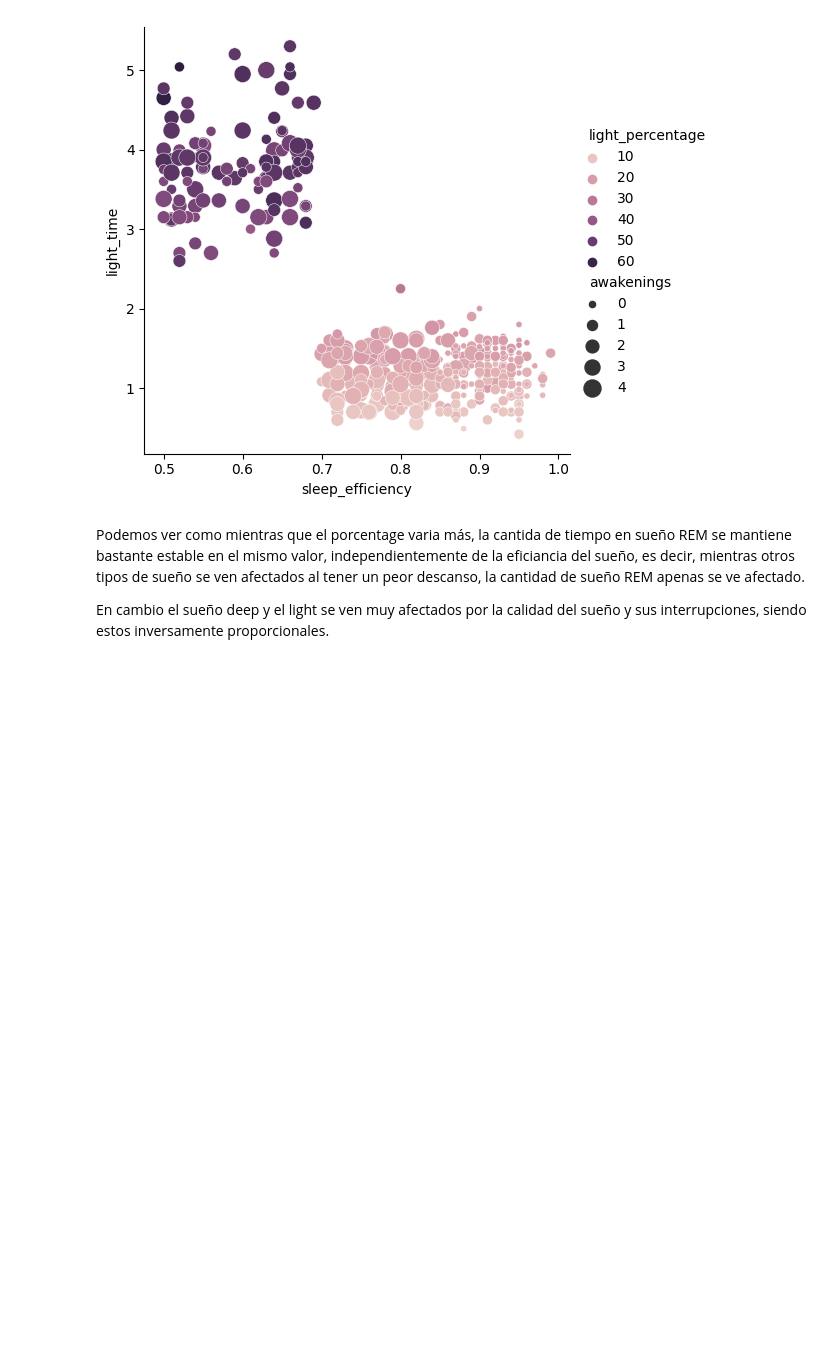
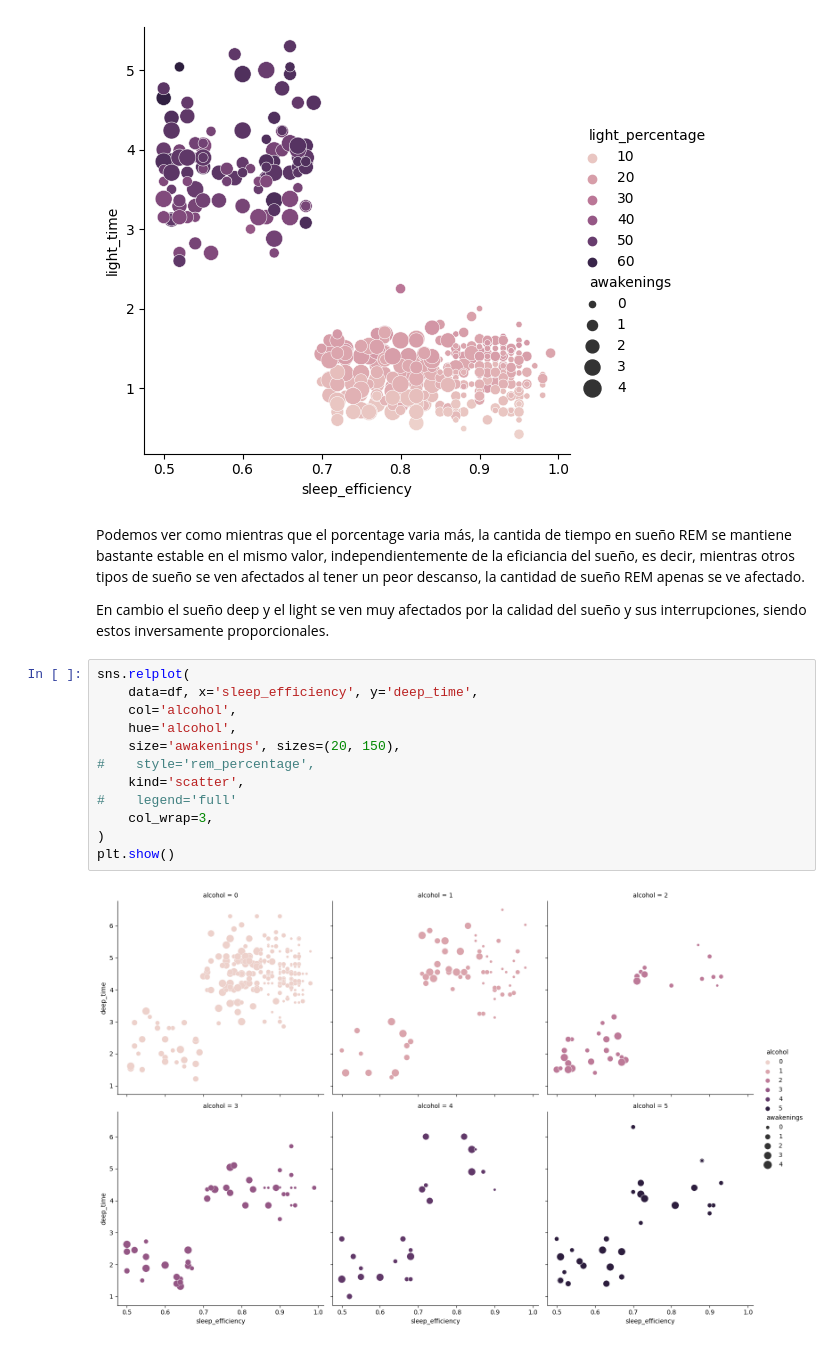
Before and after one commit to jfnevado/Sleep-study, a Jupyter notebook: main.ipynb, the cells around one changed output. Drawn from its saved outputs; the diff is of its cells as text; blank space fills up the shorter version.

```diff
--- a/main.ipynb
+++ b/main.ipynb
@@ -324,3 +334,17 @@ plt.show()
 Podemos ver como mientras que el porcentage varia más, la cantida de tiempo en sueño REM se mantiene bastante estable en el mismo valor, independientemente de la eficiancia del sueño, es decir, mientras otros tipos de sueño se ven afectados al tener un peor descanso, la cantidad de sueño REM apenas se ve afectado.
 
 En cambio el sueño deep y el light se ven muy afectados por la calidad del sueño y sus interrupciones, siendo estos inversamente proporcionales.
+# %%
+sns.relplot(
+    data=df, x='sleep_efficiency', y='deep_time',
+    col='alcohol',
+    hue='alcohol',
+    size='awakenings', sizes=(20, 150),
+#    style='rem_percentage',
+    kind='scatter',
+#    legend='full'
+    col_wrap=3,
+)
+plt.show()
+# %% [output]
+[figure, added]
```
Also changed, not shown: parts of 9 cells of this notebook.
